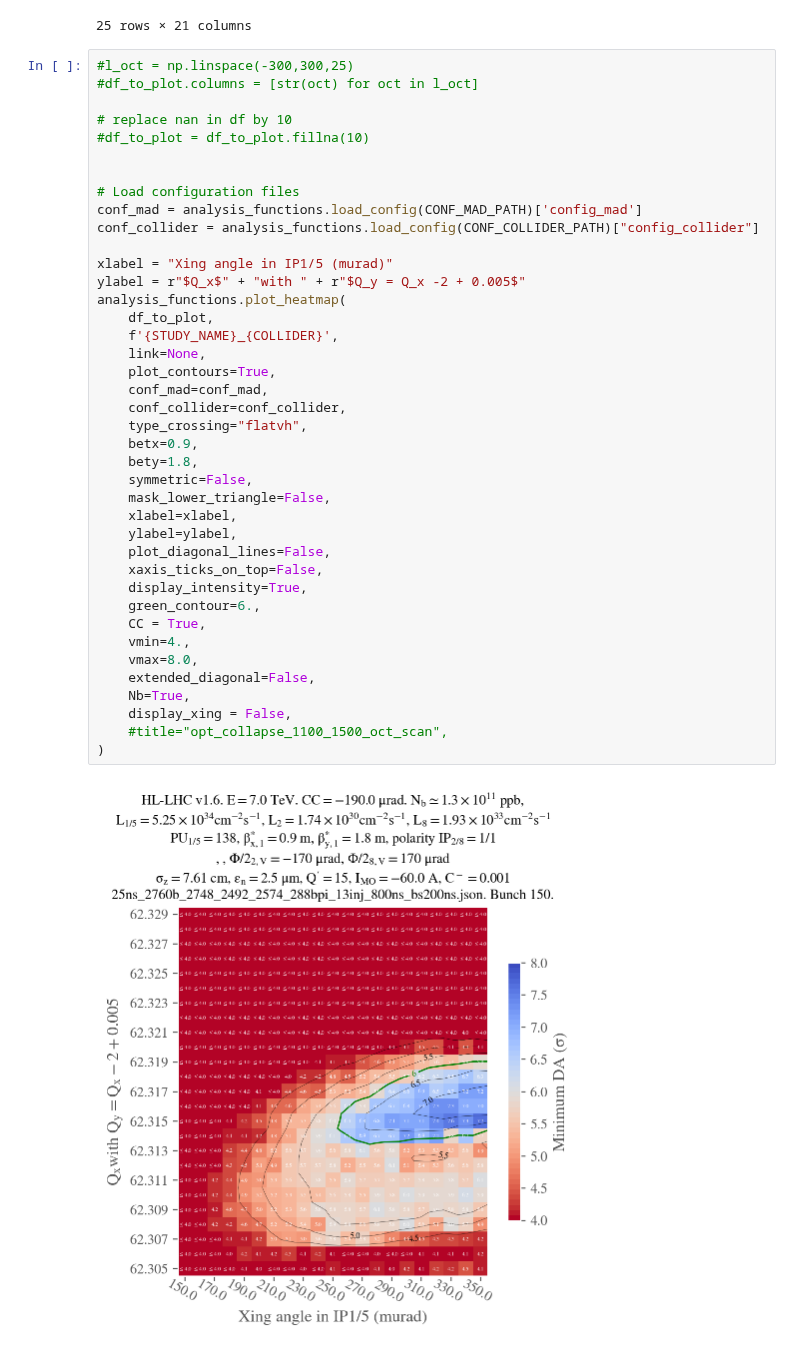
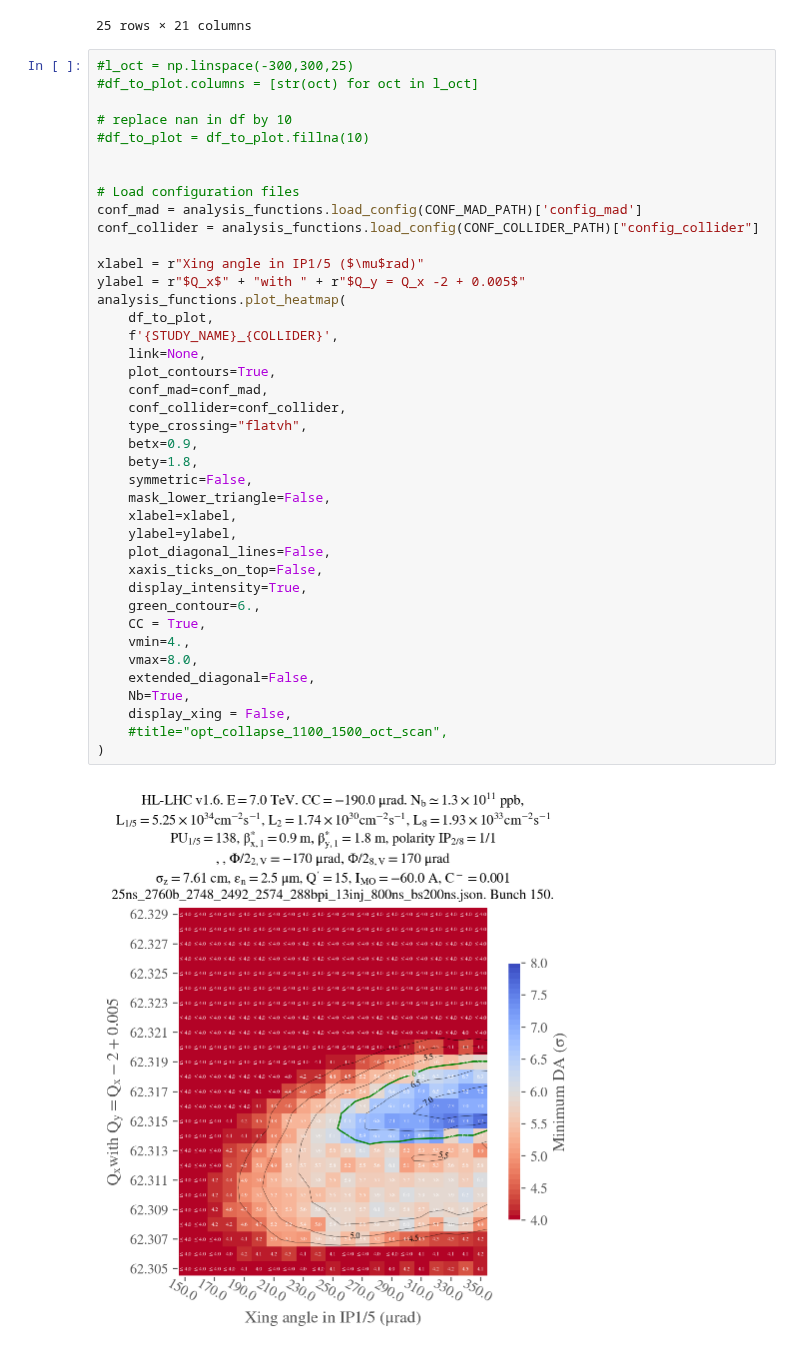
Before and after one commit to ColasDroin/DA_IPAC_2024, a Jupyter notebook: studies/analysis/analysis_xing_scan_end_of_levelling.ipynb, the cells around one changed output. Drawn from its saved outputs; the diff is of its cells as text.

```diff
--- a/studies/analysis/analysis_xing_scan_end_of_levelling.ipynb
+++ b/studies/analysis/analysis_xing_scan_end_of_levelling.ipynb
@@ -86,33 +86,33 @@ df_to_plot
 conf_mad = analysis_functions.load_config(CONF_MAD_PATH)['config_mad']
 conf_collider = analysis_functions.load_config(CONF_COLLIDER_PATH)["config_collider"]
 
-xlabel = "Xing angle in IP1/5 (murad)"
+xlabel = r"Xing angle in IP1/5 ($\mu$rad)"
 ylabel = r"$Q_x$" + "with " + r"$Q_y = Q_x -2 + 0.005$"
 analysis_functions.plot_heatmap(
     df_to_plot,
     f'{STUDY_NAME}_{COLLIDER}',
     link=None,
     plot_contours=True,
     conf_mad=conf_mad,
     conf_collider=conf_collider,
     type_crossing="flatvh",
     betx=0.9,
     bety=1.8,
     symmetric=False,
     mask_lower_triangle=False,
     xlabel=xlabel,
     ylabel=ylabel,
     plot_diagonal_lines=False,
     xaxis_ticks_on_top=False,
     display_intensity=True,
     green_contour=6.,
     CC = True,
     vmin=4.,
     vmax=8.0,
     extended_diagonal=False,
     Nb=True,
     display_xing = False,
     #title="opt_collapse_1100_1500_oct_scan",
 )
 # %% [output]
-[figure, old version]
+[figure, new version]
```
Also changed, not shown: 10 other files.
